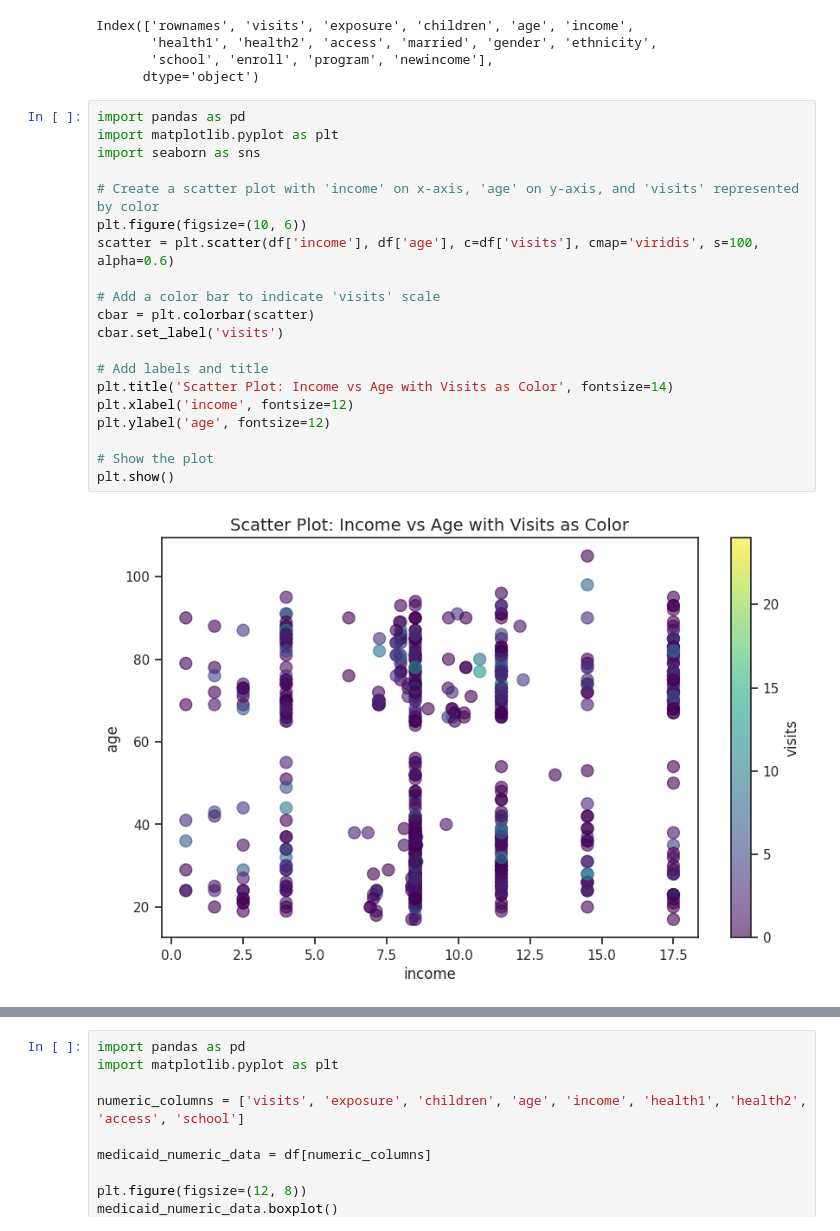
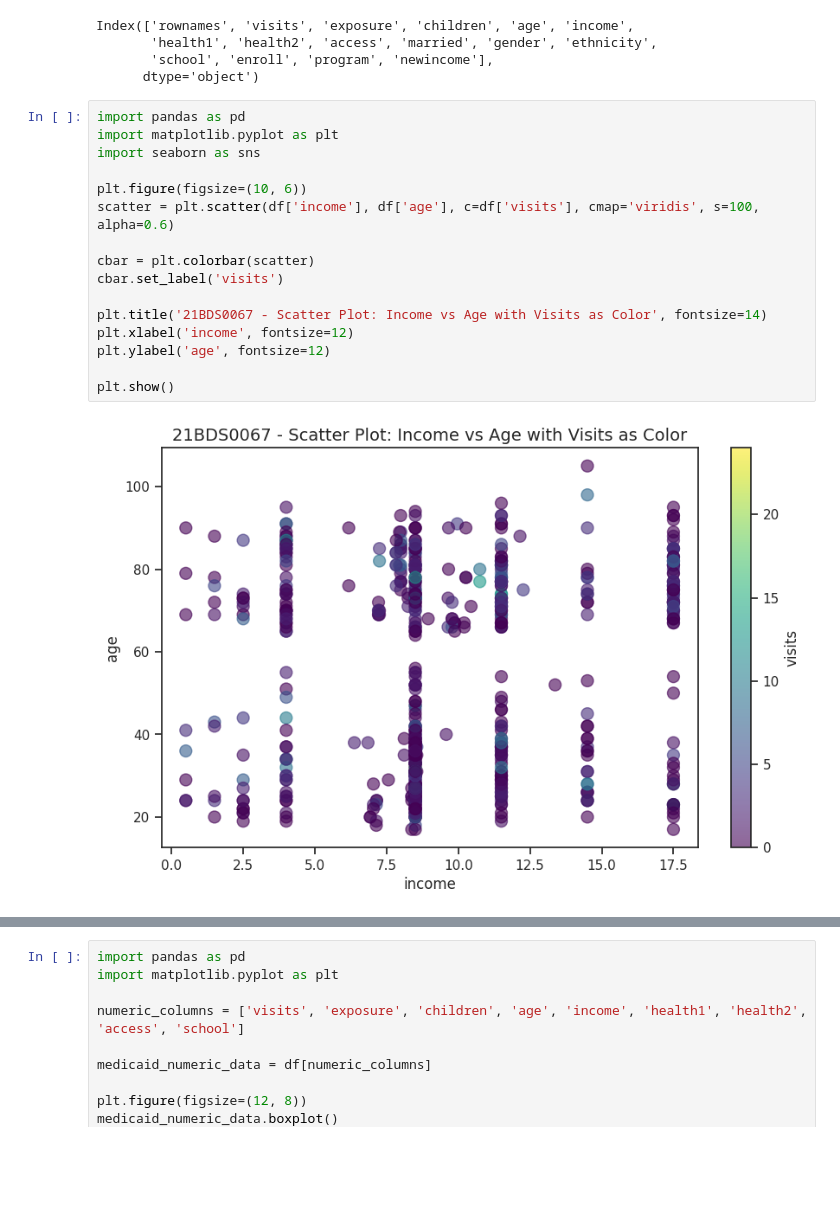
Before and after one commit to JananeeShri27/EDA-THEORY, a Jupyter notebook: Untitled0.ipynb, the cells around one changed output, grey strips where cells are left out. Saved outputs shown, nothing was run; the diff lists cells and outputs as text; blank space fills up the shorter version.

```diff
--- a/Untitled0.ipynb
+++ b/Untitled0.ipynb
@@ -533,22 +529,18 @@ Index(['rownames', 'visits', 'exposure', 'children', 'age', 'income',
 # %%
 import pandas as pd
 import matplotlib.pyplot as plt
 import seaborn as sns
 
-# Create a scatter plot with 'income' on x-axis, 'age' on y-axis, and 'visits' represented by color
 plt.figure(figsize=(10, 6))
 scatter = plt.scatter(df['income'], df['age'], c=df['visits'], cmap='viridis', s=100, alpha=0.6)
 
-# Add a color bar to indicate 'visits' scale
 cbar = plt.colorbar(scatter)
 cbar.set_label('visits')
 
-# Add labels and title
-plt.title('Scatter Plot: Income vs Age with Visits as Color', fontsize=14)
+plt.title('21BDS0067 - Scatter Plot: Income vs Age with Visits as Color', fontsize=14)
 plt.xlabel('income', fontsize=12)
 plt.ylabel('age', fontsize=12)
 
-# Show the plot
 plt.show()
 # %% [output]
-[figure, old version]
+[figure, new version]
```
Also changed, not shown: parts of 6 cells of this notebook.
